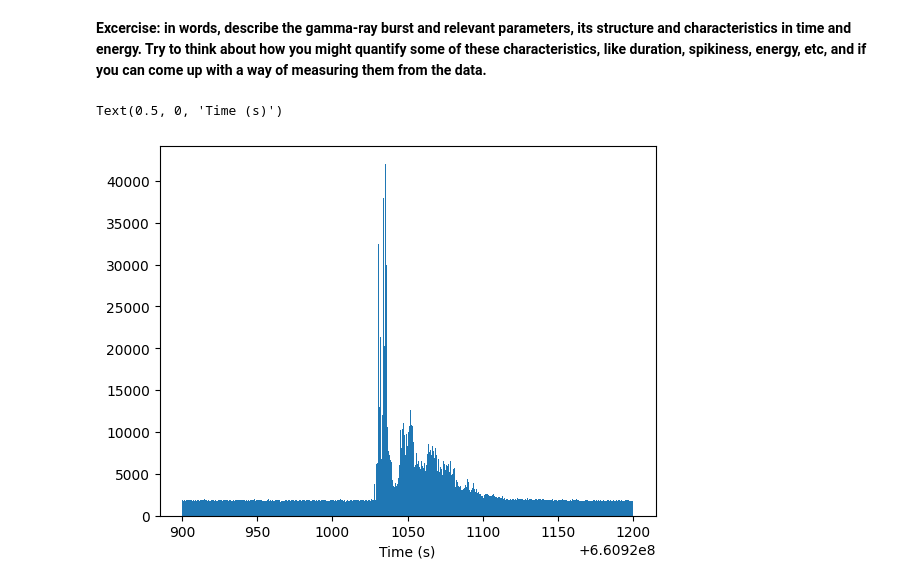
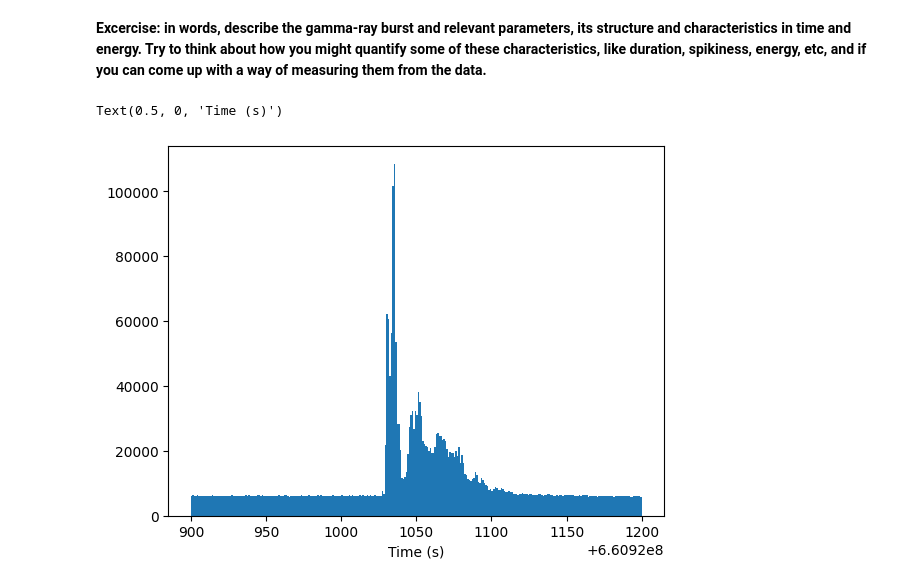
Before and after one commit to JCodeZero/PhotonStatsAnalysis, a Jupyter notebook: DetectingBursts.ipynb, the cells around one changed output. Saved outputs shown, nothing was run; the diff lists cells and outputs as text; code cells hidden in the pictures.

```diff
--- a/DetectingBursts.ipynb
+++ b/DetectingBursts.ipynb
@@ -14,10 +14,10 @@ cleanevts = shortdat[(shortdat['EVENT_FLAGS']==0) & (shortdat['ENERGY']>15)]
 # %% [markdown]
 **Excercise: in words, describe the gamma-ray burst and relevant parameters, its structure and characteristics in time and energy. Try to think about how you might quantify some of these characteristics, like duration, spikiness, energy, etc, and if you can come up with a way of measuring them from the data.**
 # %%
-_=plt.hist(shortdat['TIME'],bins=1000)
+_=plt.hist(shortdat['TIME'], bins=300)
 plt.xlabel('Time (s)')
 # %% [output]
 Text(0.5, 0, 'Time (s)')
-[figure, old version]
+[figure, new version]
 # %%
 filterdat = shortdat[(shortdat['EVENT_FLAGS']==0) & (shortdat['ENERGY']>15)]
```
Also changed, not shown: parts of 9 cells of this notebook.
